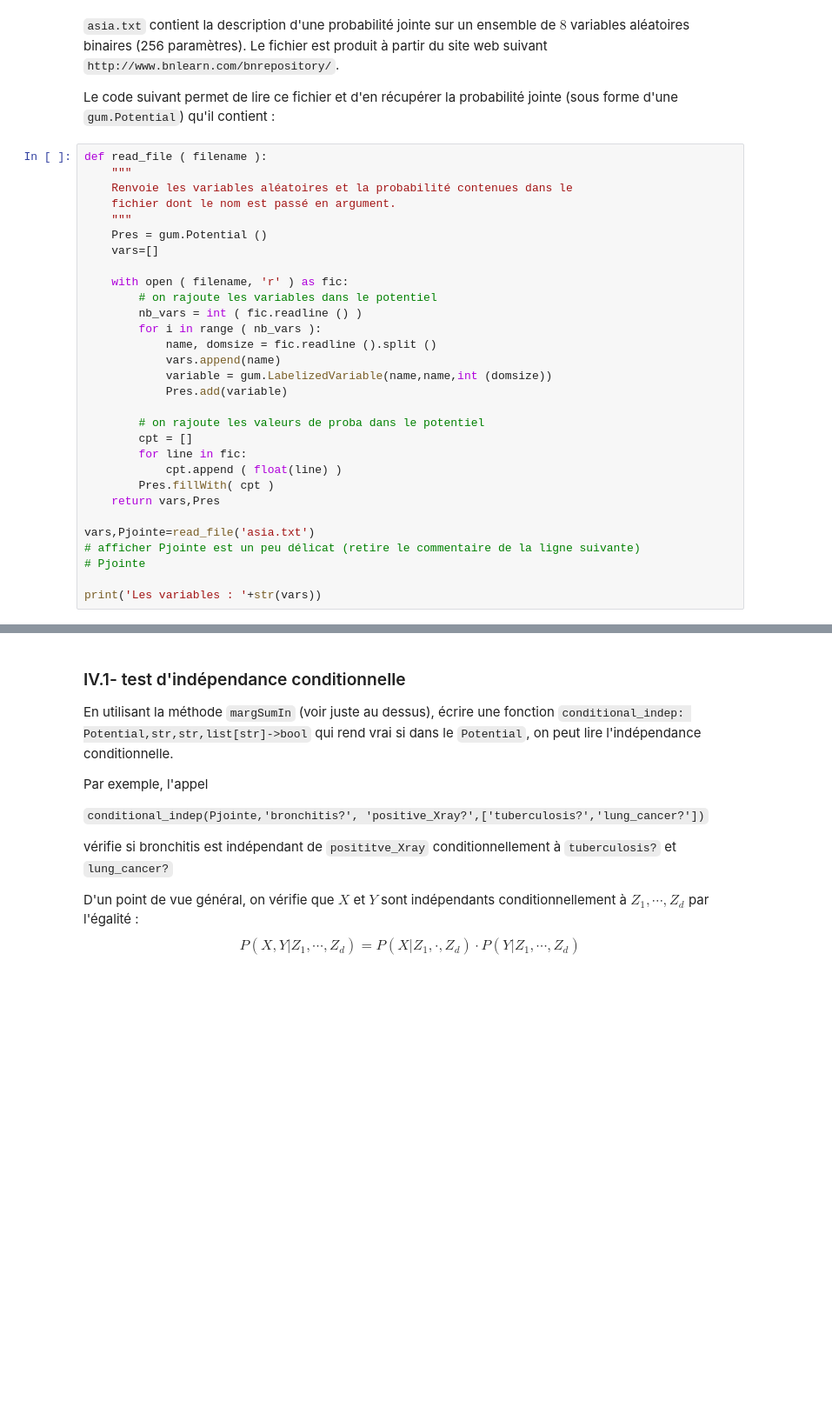
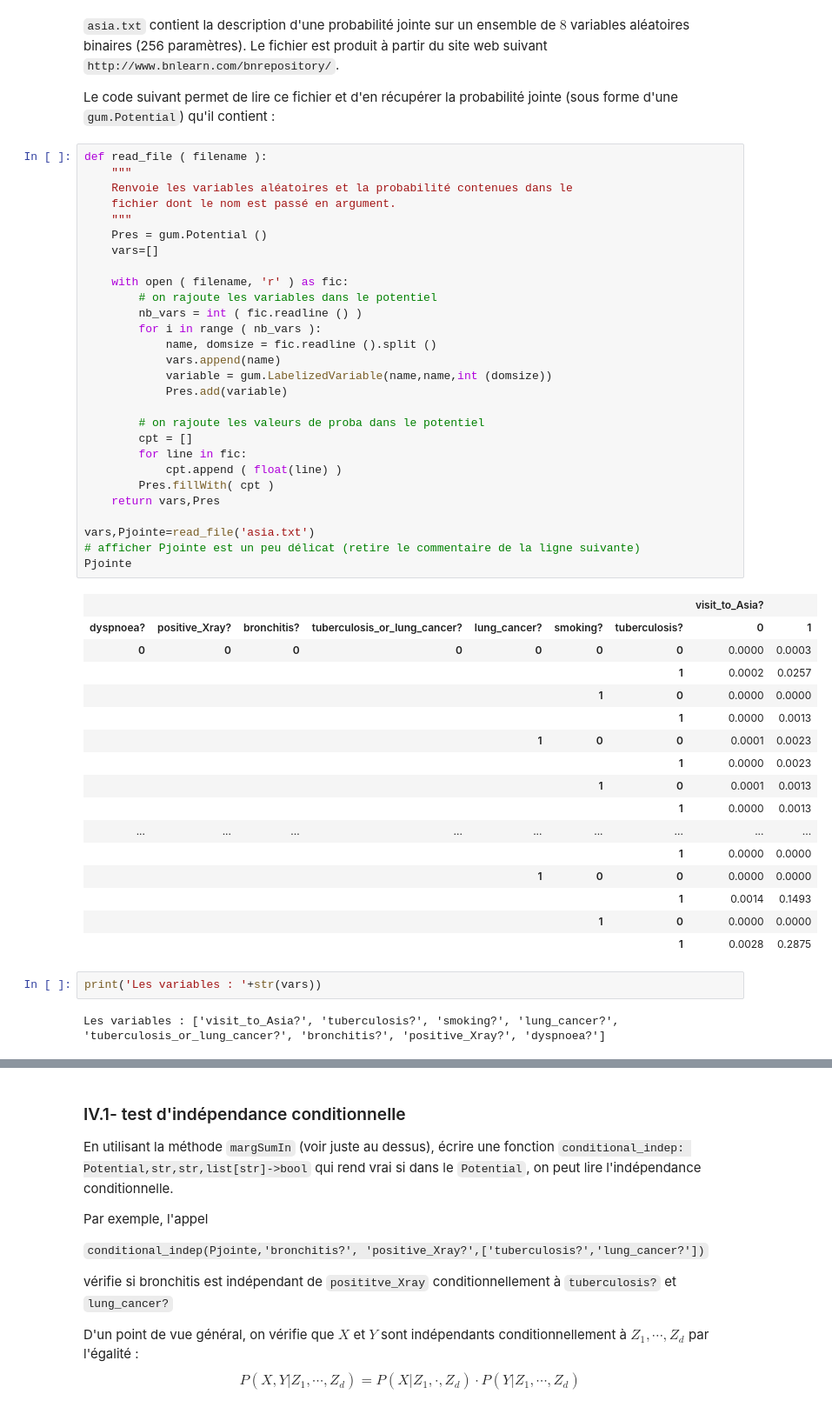
Before and after one commit to White-On/MAPSI_TME_2022, a Jupyter notebook: TME2/enonce/tme2.ipynb, the cells around one changed output, grey strips where cells are left out. Shown: that part at 87% size. Cells and saved outputs as stored; diff of their text form; blank space fills up the shorter version.

```diff
--- a/TME2/enonce/tme2.ipynb
+++ b/TME2/enonce/tme2.ipynb
@@ -378,33 +406,52 @@ Le code suivant permet de lire ce fichier et d'en récupérer la probabilité jo
 # %%
 def read_file ( filename ):
     """
     Renvoie les variables aléatoires et la probabilité contenues dans le
     fichier dont le nom est passé en argument.
     """
     Pres = gum.Potential ()
     vars=[]
 
     with open ( filename, 'r' ) as fic:
         # on rajoute les variables dans le potentiel
         nb_vars = int ( fic.readline () )
         for i in range ( nb_vars ):
             name, domsize = fic.readline ().split ()
             vars.append(name)
             variable = gum.LabelizedVariable(name,name,int (domsize))
             Pres.add(variable)
 
         # on rajoute les valeurs de proba dans le potentiel
         cpt = []
         for line in fic:
             cpt.append ( float(line) )
         Pres.fillWith( cpt )
     return vars,Pres
 
 vars,Pjointe=read_file('asia.txt')
 # afficher Pjointe est un peu délicat (retire le commentaire de la ligne suivante)
-# Pjointe
-
-print('Les variables : '+str(vars))
+Pjointe
+# %% [output]
+|  |  |  |  |  |  |  | visit_to_Asia? |  |
+| dyspnoea? | positive_Xray? | bronchitis? | tuberculosis_or_lung_cancer? | lung_cancer? | smoking? | tuberculosis? | 0 | 1 |
+| 0 | 0 | 0 | 0 | 0 | 0 | 0 | 0.0000 | 0.0003 |
+|  |  |  |  |  |  | 1 | 0.0002 | 0.0257 |
+|  |  |  |  |  | 1 | 0 | 0.0000 | 0.0000 |
+|  |  |  |  |  |  | 1 | 0.0000 | 0.0013 |
+|  |  |  |  | 1 | 0 | 0 | 0.0001 | 0.0023 |
+|  |  |  |  |  |  | 1 | 0.0000 | 0.0023 |
+|  |  |  |  |  | 1 | 0 | 0.0001 | 0.0013 |
+|  |  |  |  |  |  | 1 | 0.0000 | 0.0013 |
+| ... | ... | ... | ... | ... | ... | ... | ... | ... |
+|  |  |  |  |  |  | 1 | 0.0000 | 0.0000 |
+|  |  |  |  | 1 | 0 | 0 | 0.0000 | 0.0000 |
+|  |  |  |  |  |  | 1 | 0.0014 | 0.1493 |
+|  |  |  |  |  | 1 | 0 | 0.0000 | 0.0000 |
+|  |  |  |  |  |  | 1 | 0.0028 | 0.2875 |
+# %%
+print('Les variables : '+str(vars))
+# %% [output]
+Les variables : ['visit_to_Asia?', 'tuberculosis?', 'smoking?', 'lung_cancer?', 'tuberculosis_or_lung_cancer?', 'bronchitis?', 'positive_Xray?', 'dyspnoea?']
 # %%
 # Noter qu'il existe une fonction margSumIn qui, à l'inverse de MargSumOut, élimine
 # toutes les variables qui ne sont pas dans les arguments
```
Also changed, not shown: parts of 26 cells of this notebook.
